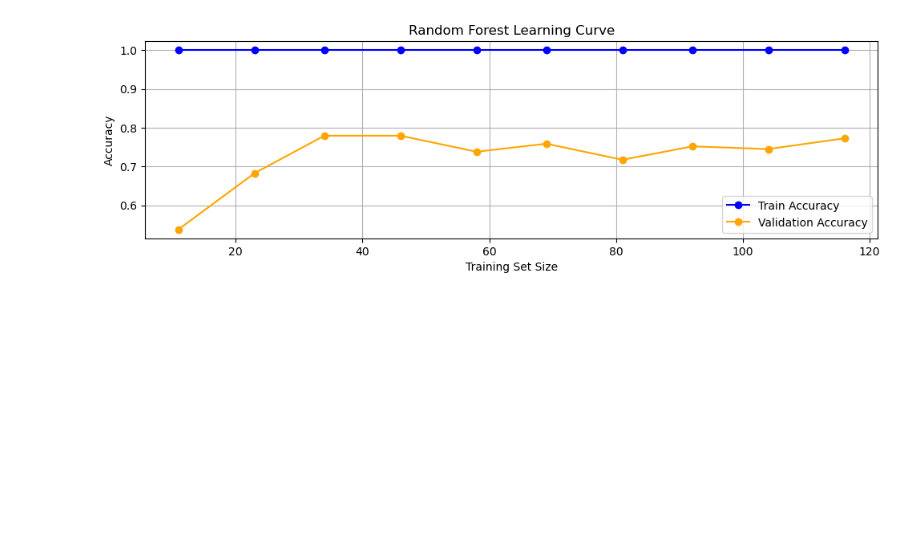
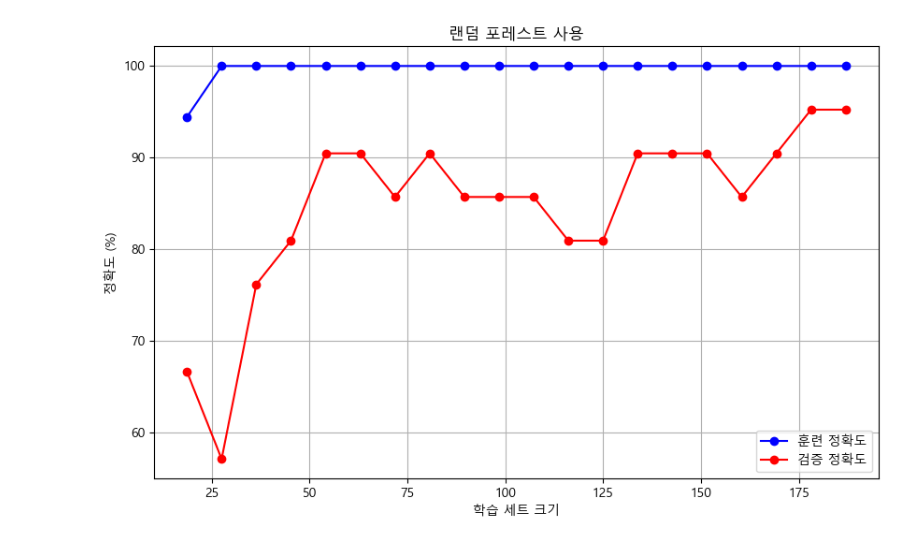
Before and after one commit to DongHyun0521/MachineRunning, a Jupyter notebook: final_project.ipynb, the cells around one changed output. Saved outputs shown, nothing was run; the diff lists cells and outputs as text; code cells hidden in the pictures; blank space fills up the shorter version.

```diff
--- a/final_project.ipynb
+++ b/final_project.ipynb
@@ -30,0 +71,2 @@ WARNING: Ignoring invalid distribution -ensorflow-intel (c:\users\ldh\anaconda3\
+# %%
+X_train, X_test, y_train, y_test = train_test_split(X, y, test_size=0.1, random_state=42)
@@ -30,0 +75,10 @@ WARNING: Ignoring invalid distribution -ensorflow-intel (c:\users\ldh\anaconda3\
+# %%
+rf_model = RandomForestClassifier(
+    n_estimators = 220,   # 트리 개수
+    max_depth = 25,   # 트리 깊이 제한
+    min_samples_split = 10,   # 분할 최소 샘플 개수
+    #min_samples_leaf = 5,   # 리프 노드 최소 샘플 개수
+    max_features = 'sqrt',   # 각 트리가 사용할 특성 개수 (sqrt: 전체 특성의 제곱근 값)
+    random_state = 42,
+)
+rf_model.fit(X_train, y_train)
@@ -31,75 +101,25 @@ WARNING: Ignoring invalid distribution -ensorflow-intel (c:\users\ldh\anaconda3\
 # %%
-from ucimlrepo import fetch_ucirepo
-from sklearn.model_selection import train_test_split, learning_curve
-from sklearn.ensemble import RandomForestClassifier
-from sklearn.preprocessing import LabelEncoder
-import matplotlib.pyplot as plt
-import numpy as np
+train_sizes = np.linspace(0.1, 1.0, 20) * len(X_train)
+train_scores_fixed = []
+test_scores_fixed = []
 
-# 데이터 로드
-data = fetch_ucirepo(id=151)
-X = data.data.features
-y = data.data.targets
+for size in train_sizes.astype(int):
+    X_partial_train = X_train[:size]
+    y_partial_train = y_train[:size]
+    rf_model.fit(X_partial_train, y_partial_train)
+    train_scores_fixed.append(rf_model.score(X_partial_train, y_partial_train) * 100)
+    test_scores_fixed.append(rf_model.score(X_test, y_test) * 100)
 
-print(f"Features (X) shape: {X.shape}")
-print(f"Target (y) shape: {y.shape}")
-print(f"Feature names: {X.columns}")
-print(f"Target values: {np.unique(y)}")
-# 데이터 208개
-# 특징 60개씩
-# M: Mines
-# R: Rocks
+plt.rcParams['font.family'] = 'Malgun Gothic'
+plt.rcParams['axes.unicode_minus'] = False
 
-# 문자열 레이블을 숫자로 변환 (차원 변환 포함)
-label_encoder = LabelEncoder()
-y = label_encoder.fit_transform(y.values.ravel())
-
-# 데이터 분할
-X_train, X_test, y_train, y_test = train_test_split(X, y, test_size=0.3, random_state=42)
-
-# 랜덤 포레스트 모델 학습
-rf_model = RandomForestClassifier(
-    n_estimators=215,   # 트리 개수
-    #max_depth=15,   # 트리 깊이 제한
-    #min_samples_split=10,   # 분할 최소 샘플 개수
-    #min_samples_leaf=5,   # 리프 노드 최소 샘플 개수
-    #max_features='sqrt',   # 각 트리가 사용할 특성 개수
-    random_state=42,
-)
-rf_model.fit(X_train, y_train)
-
-# 훈련 정확도 및 검증 정확도 계산
-train_accuracy = rf_model.score(X_train, y_train)
-test_accuracy = rf_model.score(X_test, y_test)
-
-print(f"훈련 정확도: {train_accuracy * 100:.2f}%")
-print(f"검증 정확도: {test_accuracy * 100:.2f}%")
-
-# 학습 곡선 시각화
-train_sizes, train_scores, test_scores = learning_curve(
-    rf_model, X_train, y_train,
-    cv=5,   # 교차 검증 폴드 개수
-    train_sizes=np.linspace(0.1, 1.0, 10),   # 훈련 데이터 크기 비율 (%에서, %까지, 단계로 학습)
-    scoring='accuracy'
-)
-
-# 평균 학습 정확도
-train_mean = np.mean(train_scores, axis=1)
-test_mean = np.mean(test_scores, axis=1)
-
-# 그래프 시각화
 plt.figure(figsize=(10, 6))
-
-# 학습 정확도, 검증 정확도 그래프
-plt.subplot(2, 1, 1)
-plt.plot(train_sizes, train_mean, label='Train Accuracy', marker='o', color='blue')
-plt.plot(train_sizes, test_mean, label='Validation Accuracy', marker='o', color='orange')
-plt.title('Random Forest Learning Curve')
-plt.xlabel('Training Set Size')
-plt.ylabel('Accuracy')
+plt.plot(train_sizes, train_scores_fixed, label='훈련 정확도', marker='o', color='blue')
+plt.plot(train_sizes, test_scores_fixed, label='검증 정확도', marker='o', color='red')
+plt.title('랜덤 포레스트 사용')
+plt.xlabel('학습 세트 크기')
+plt.ylabel('정확도 (%)')
 plt.legend(loc='best')
 plt.grid()
-
-plt.tight_layout()
 plt.show()
 # %% [output]
@@ -123 +126 @@ Target values: ['M' 'R']
-[figure, old version]
+[figure, new version]
```
Also changed, not shown: parts of 15 cells of this notebook, 12 other files.
